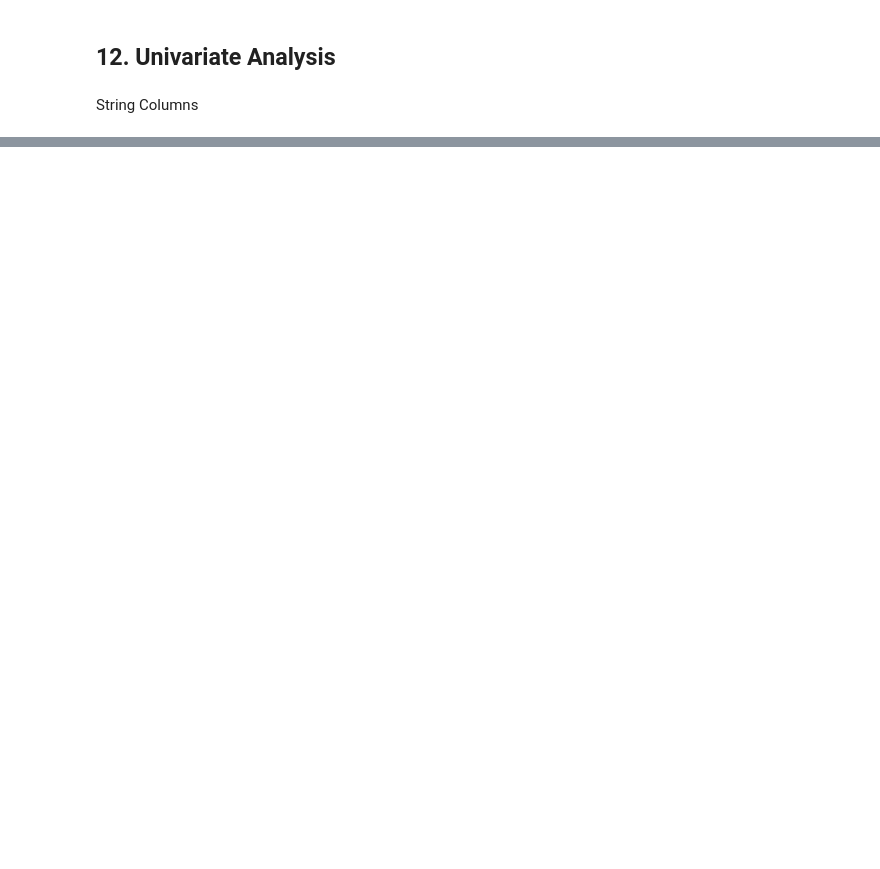
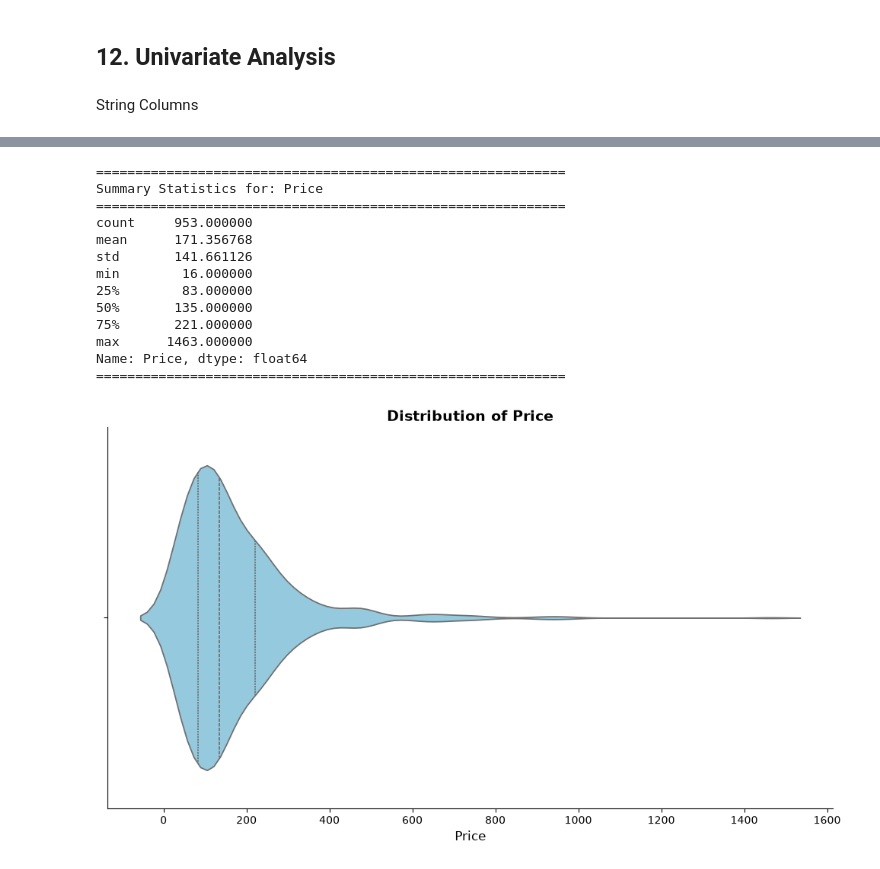
Before and after one commit to rajatyofficial/ai-projects-collection, a Jupyter notebook: Airbnb-Listings-Deep-Dive/Notebooks/Notebook.ipynb, the cells around one changed output, grey strips where cells are left out. Cells and saved outputs as stored; diff of their text form; code cells hidden in the pictures; blank space fills up the shorter version.

Commit message:
feat: Implement univariate_voilin_plot for numerical values

```diff
--- a/Airbnb-Listings-Deep-Dive/Notebooks/Notebook.ipynb
+++ b/Airbnb-Listings-Deep-Dive/Notebooks/Notebook.ipynb
@@ -220,0 +293,17 @@ univariate_pie_plot(df,"Has_Promo")
+# %%
+univariate_violin_plot(df,"Price")
+# %% [output]
+============================================================
+Summary Statistics for: Price
+============================================================
+count     953.000000
+mean      171.356768
+std       141.661126
+min        16.000000
+25%        83.000000
+50%       135.000000
+75%       221.000000
+max      1463.000000
+Name: Price, dtype: float64
+============================================================
+[figure, added]
```
Also changed, not shown: parts of 35 cells of this notebook, 1 other file.
